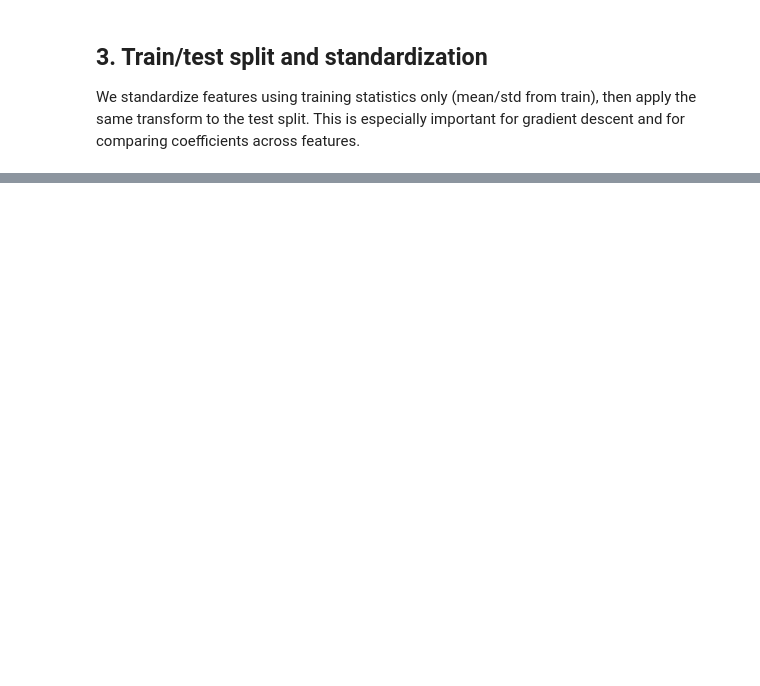
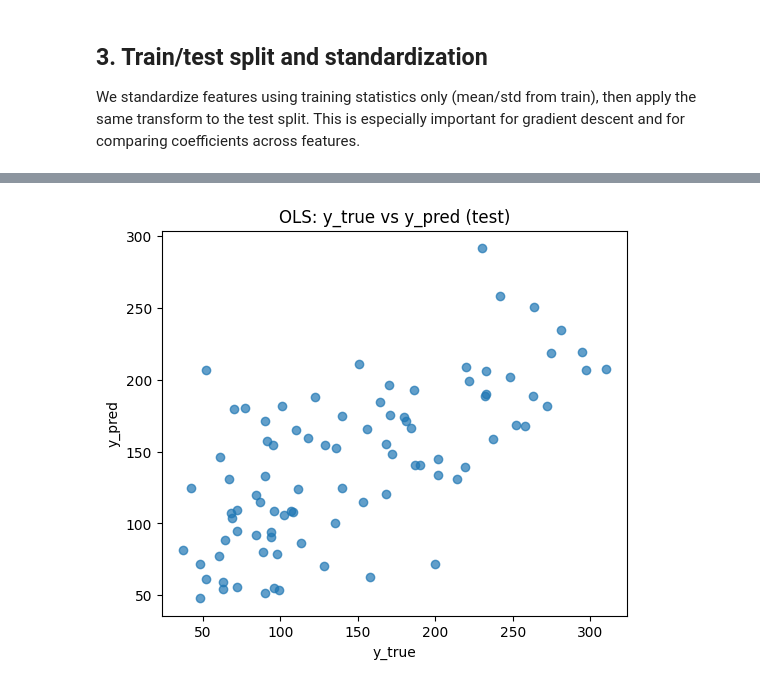
Before and after one commit to PutianGu/CMOR438, a Jupyter notebook: examples/Supervised_Learning/Linear_Regression/Linear_Regression.ipynb, the cells around one changed output, grey strips where cells are left out. Drawn from its saved outputs; the diff is of its cells as text; code cells hidden in the pictures; blank space fills up the shorter version.

```diff
--- a/examples/Supervised_Learning/Linear_Regression/Linear_Regression.ipynb
+++ b/examples/Supervised_Learning/Linear_Regression/Linear_Regression.ipynb
@@ -84,0 +109,13 @@ print("Train std (approx):", X_train_std.std(axis=0)[:5])
+# %%
+ols = LinearRegression(fit_intercept=True, solver="normal", l2=0.0)
+ols.fit(X_train_std, y_train)
+
+y_pred_ols = ols.predict(X_test_std)
+rmse_ols = float(np.sqrt(np.mean((y_test - y_pred_ols) ** 2)))
+r2_ols = ols.score(X_test_std, y_test)
+
+print("OLS:")
+print("  RMSE:", rmse_ols)
+print("  R^2:", r2_ols)
+print("  coef_ shape:", np.asarray(ols.coef_).shape)
+print("  intercept_:", ols.intercept_)
@@ -84,0 +190,9 @@ print("Train std (approx):", X_train_std.std(axis=0)[:5])
+# %%
+plt.figure(figsize=(6, 5))
+plt.scatter(y_test, y_pred_ols, alpha=0.7)
+plt.title("OLS: y_true vs y_pred (test)")
+plt.xlabel("y_true")
+plt.ylabel("y_pred")
+plt.show()
+# %% [output]
+[figure, added]
```
Also changed, not shown: parts of 11 cells of this notebook, 10 other files.
